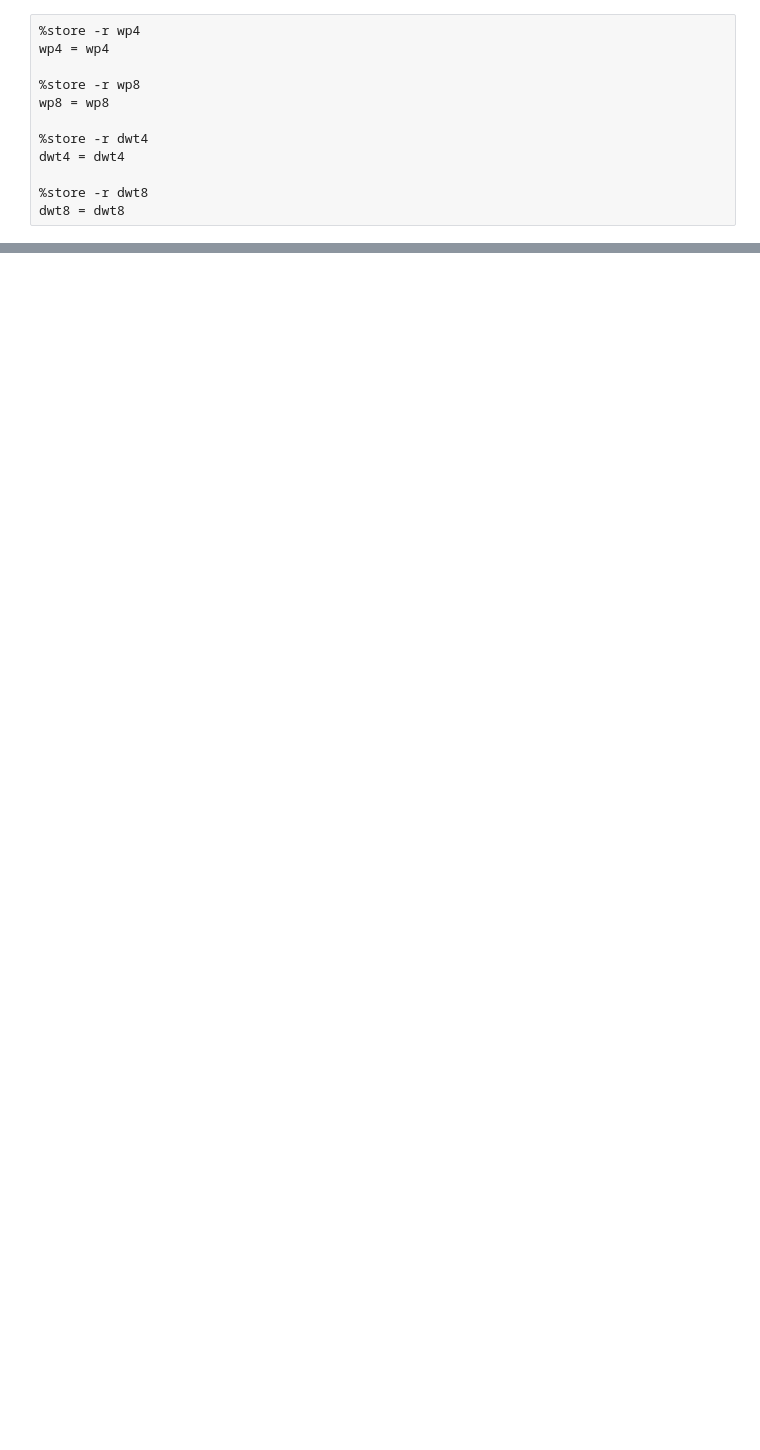
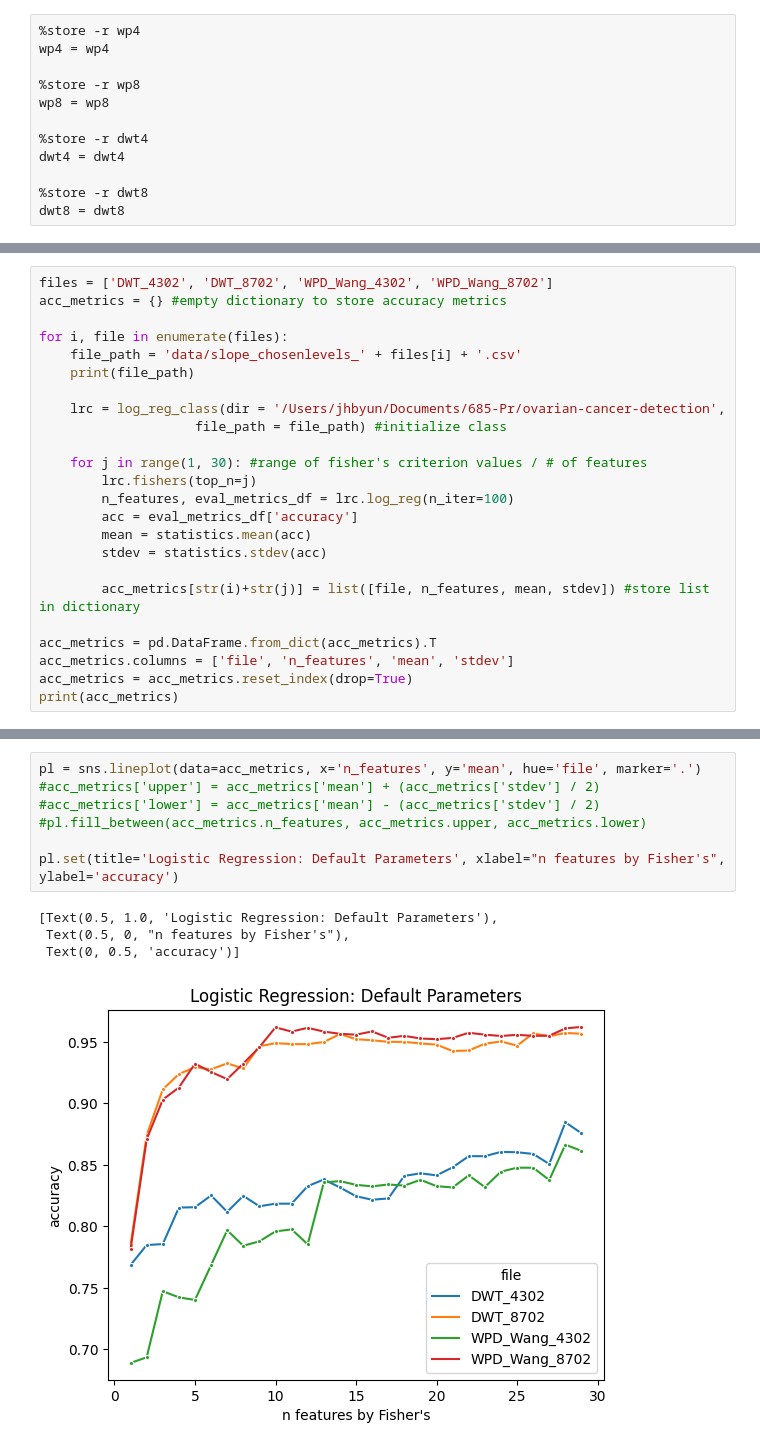
Before and after one commit to jihyun-byun/ovarian-cancer-detection, a Jupyter notebook: notebooks/01_log_reg.ipynb, the cells around one changed output, grey strips where cells are left out. Cells and saved outputs as stored; diff of their text form; blank space fills up the shorter version.

```diff
--- a/notebooks/01_log_reg.ipynb
+++ b/notebooks/01_log_reg.ipynb
@@ -234,0 +585,24 @@ dtype: float64
+# %%
+files = ['DWT_4302', 'DWT_8702', 'WPD_Wang_4302', 'WPD_Wang_8702']
+acc_metrics = {} #empty dictionary to store accuracy metrics
+
+for i, file in enumerate(files):
+    file_path = 'data/slope_chosenlevels_' + files[i] + '.csv'
+    print(file_path)
+
+    lrc = log_reg_class(dir = '/Users/jhbyun/Documents/685-Pr/ovarian-cancer-detection',
+                    file_path = file_path) #initialize class
+
+    for j in range(1, 30): #range of fisher's criterion values / # of features
+        lrc.fishers(top_n=j)
+        n_features, eval_metrics_df = lrc.log_reg(n_iter=100)
+        acc = eval_metrics_df['accuracy']
+        mean = statistics.mean(acc)
+        stdev = statistics.stdev(acc)
+
+        acc_metrics[str(i)+str(j)] = list([file, n_features, mean, stdev]) #store list in dictionary
+
+acc_metrics = pd.DataFrame.from_dict(acc_metrics).T
+acc_metrics.columns = ['file', 'n_features', 'mean', 'stdev']
+acc_metrics = acc_metrics.reset_index(drop=True)
+print(acc_metrics)
@@ -234,0 +628,12 @@ dtype: float64
+# %%
+pl = sns.lineplot(data=acc_metrics, x='n_features', y='mean', hue='file', marker='.')
+#acc_metrics['upper'] = acc_metrics['mean'] + (acc_metrics['stdev'] / 2)
+#acc_metrics['lower'] = acc_metrics['mean'] - (acc_metrics['stdev'] / 2)
+#pl.fill_between(acc_metrics.n_features, acc_metrics.upper, acc_metrics.lower)
+
+pl.set(title='Logistic Regression: Default Parameters', xlabel="n features by Fisher's", ylabel='accuracy')
+# %% [output]
+[Text(0.5, 1.0, 'Logistic Regression: Default Parameters'),
+ Text(0.5, 0, "n features by Fisher's"),
+ Text(0, 0.5, 'accuracy')]
+[figure, added]
```
Also changed, not shown: parts of 78 cells of this notebook.
